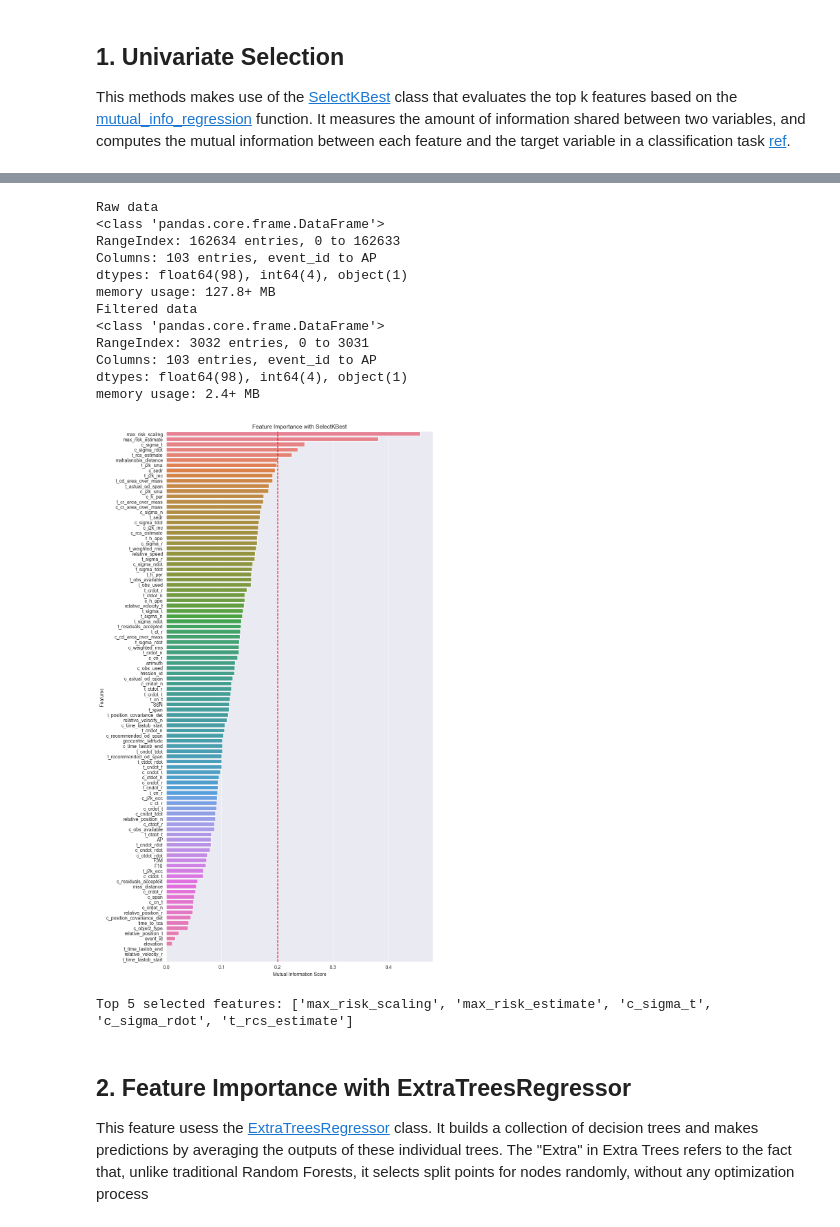
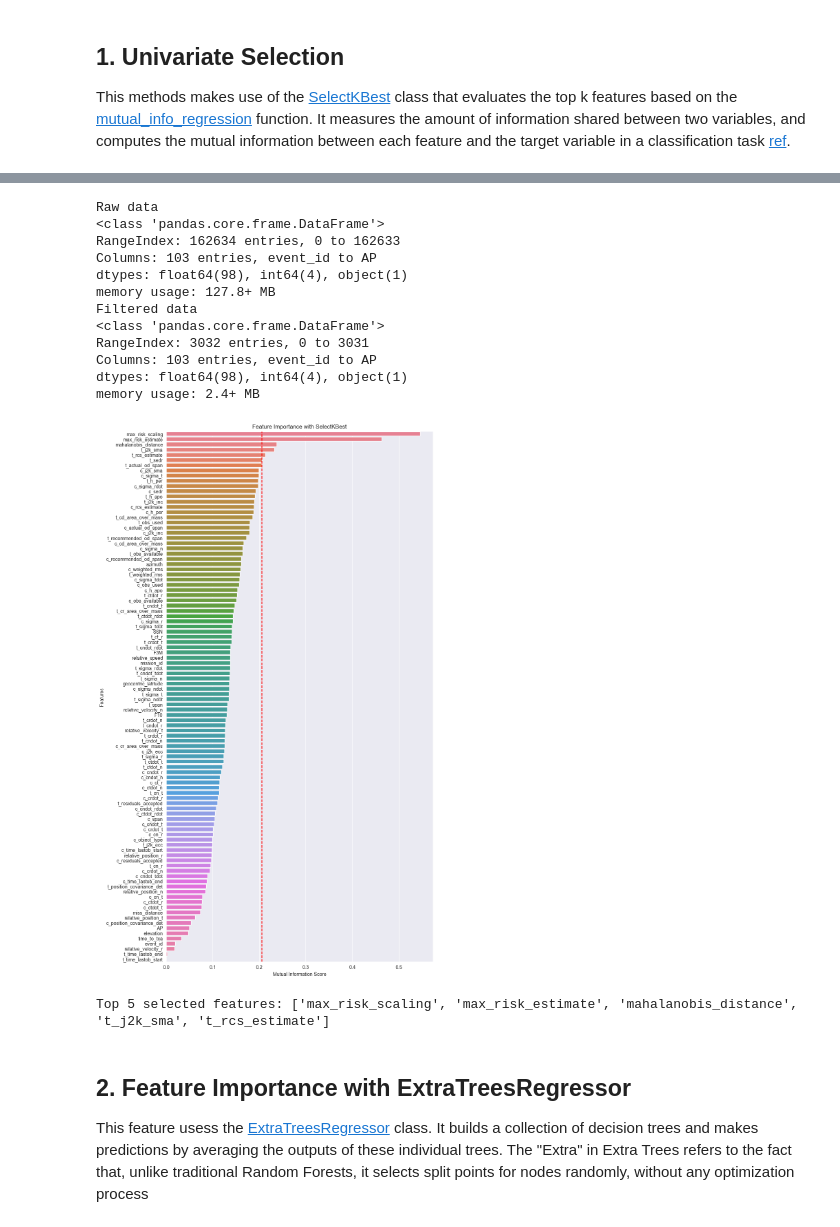
Before and after one commit to freddida/MLProject, a Jupyter notebook: notebooks/engineering/feature_selection_with_nan.ipynb, the cells around one changed output, grey strips where cells are left out. Drawn from its saved outputs; the diff is of its cells as text; code cells hidden in the pictures.

```diff
--- a/notebooks/engineering/feature_selection_with_nan.ipynb
+++ b/notebooks/engineering/feature_selection_with_nan.ipynb
@@ -34,15 +110,21 @@ from sklearn.feature_selection import SelectKBest, mutual_info_regression
 df = load_data()
 df_filtered = filter_data(df)
 
-# Remove rows with missing values
-df_filtered.dropna(axis=0, how="any", inplace=True)
-
 # Label encode the categorical column "c_object_type"
 label_encode_column(df_filtered, "c_object_type")
+# Initialize KNNImputer
+imputer = KNNImputer(
+    n_neighbors=5, weights="uniform"
+)  # You can adjust n_neighbors as needed
+
+# Impute missing values
+df_imputed = pd.DataFrame(
+    imputer.fit_transform(df_filtered), columns=df_filtered.columns
+)
 
 # Separate features and target variable
-X = df_filtered.drop(["risk"], axis=1)
-y = df_filtered["risk"]
+X = df_imputed.drop(["risk"], axis=1)
+y = df_imputed["risk"]
 
 # Feature selection using SelectKBest with mutual_info_regression and all features (k='all')
 selector = SelectKBest(score_func=mutual_info_regression, k="all")
@@ -69,35 +151,35 @@ sns.barplot(x="Score", y="Feature", data=selected_features_df, hue="Feature")
 elbow_point = 6
 plt.axvline(
     x=selected_features_df["Score"].iloc[elbow_point - 1],
     color="red",
     linestyle="--",
     label="Elbow Point",
 )
 
 plt.xlabel("Mutual Information Score")
 plt.ylabel("Features")
 plt.title("Feature Importance with SelectKBest")
 plt.show()
 
 # Select the top x features based on the elbow method
 selected_features_kbest = selected_features_df[: elbow_point - 1]
 selected_features_kbest = selected_features_kbest["Feature"].tolist()
 print(f"Top {elbow_point - 1} selected features:", selected_features_kbest)
 # %% [output]
 Raw data
 <class 'pandas.core.frame.DataFrame'>
 RangeIndex: 162634 entries, 0 to 162633
 Columns: 103 entries, event_id to AP
 dtypes: float64(98), int64(4), object(1)
 memory usage: 127.8+ MB
 Filtered data
 <class 'pandas.core.frame.DataFrame'>
 RangeIndex: 3032 entries, 0 to 3031
 Columns: 103 entries, event_id to AP
 dtypes: float64(98), int64(4), object(1)
 memory usage: 2.4+ MB
-[figure, old version]
+[figure, new version]
-Top 5 selected features: ['max_risk_scaling', 'max_risk_estimate', 'c_sigma_t', 'c_sigma_rdot', 't_rcs_estimate']
+Top 5 selected features: ['max_risk_scaling', 'max_risk_estimate', 'mahalanobis_distance', 't_j2k_sma', 't_rcs_estimate']
 # %% [markdown]
 ## 2. Feature Importance with ExtraTreesRegressor
 This feature usess the [ExtraTreesRegressor](https://scikit-learn.org/stable/modules/generated/sklearn.ensemble.ExtraTreesRegressor.html) class.
```
Also changed, not shown: parts of 6 cells of this notebook, 4 other files.
